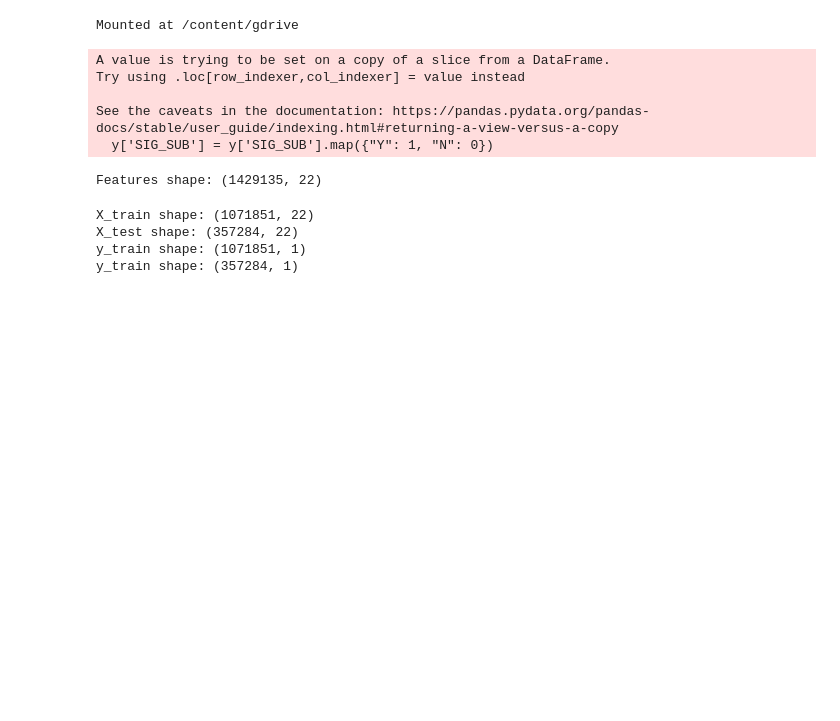
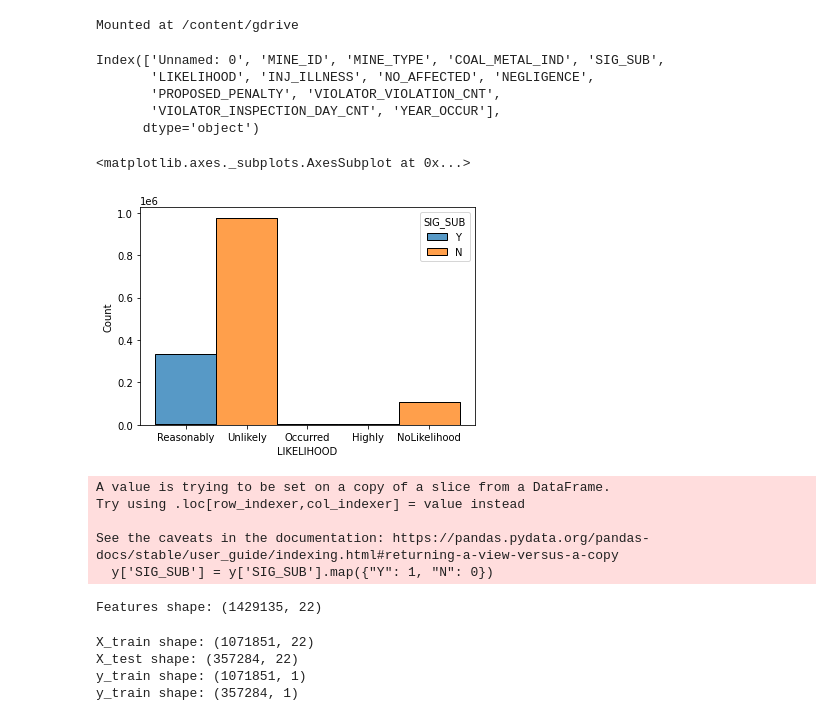
Before and after one commit to jacobdwatters/NIOSH-Project, a Jupyter notebook: SIG_SUB_Classifier.ipynb, the cells around one changed output. Cells and saved outputs as stored; diff of their text form; code cells hidden in the pictures; blank space fills up the shorter version.

```diff
--- a/SIG_SUB_Classifier.ipynb
+++ b/SIG_SUB_Classifier.ipynb
@@ -49,6 +54,19 @@ Mounted at /content/gdrive
 # %%
 path_after_2010 = '/content/gdrive/My Drive/NIOSH Project/data/violations_processed_after_2010.csv'
 violation_data = pd.read_csv(path_after_2010)
+# %%
+violation_data.columns
+# %% [output]
+Index(['Unnamed: 0', 'MINE_ID', 'MINE_TYPE', 'COAL_METAL_IND', 'SIG_SUB',
+       'LIKELIHOOD', 'INJ_ILLNESS', 'NO_AFFECTED', 'NEGLIGENCE',
+       'PROPOSED_PENALTY', 'VIOLATOR_VIOLATION_CNT',
+       'VIOLATOR_INSPECTION_DAY_CNT', 'YEAR_OCCUR'],
+      dtype='object')
+# %%
+sns.histplot(binwidth=0.5, x="LIKELIHOOD", hue="SIG_SUB", data=violation_data, stat="count", multiple="stack")
+# %% [output]
+<matplotlib.axes._subplots.AxesSubplot at 0x...>
+[figure, added]
 # %%
 FEATURES = ['MINE_TYPE', 'COAL_METAL_IND', 'LIKELIHOOD',
             'INJ_ILLNESS', 'NO_AFFECTED', 'NEGLIGENCE', 'VIOLATOR_VIOLATION_CNT',
```
Also changed, not shown: parts of 7 cells of this notebook.
